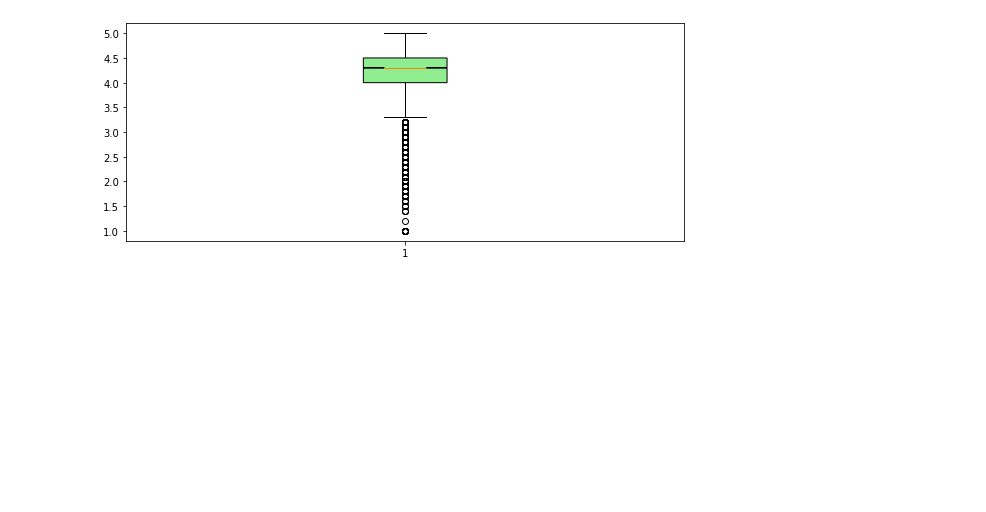
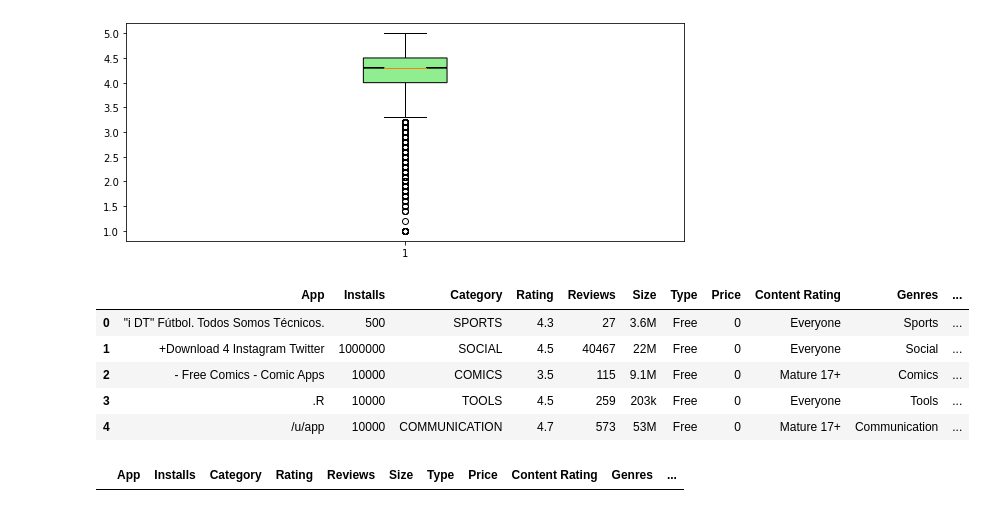
Before and after one commit to Mahima2208/EDA_PlayStore_Apps_Analysis, a Jupyter notebook: MAHIMA_PHALKEY_Play_Store_App_Review_Analysis_Capstone_Project.ipynb, the cells around one changed output. Drawn from its saved outputs; the diff is of its cells as text; code cells hidden in the pictures; blank space fills up the shorter version.

```diff
--- a/MAHIMA_PHALKEY_Play_Store_App_Review_Analysis_Capstone_Project.ipynb
+++ b/MAHIMA_PHALKEY_Play_Store_App_Review_Analysis_Capstone_Project.ipynb
@@ -400,3 +401,12 @@ for patch, color in zip(bplot1['boxes'], colors):
   patch.set_facecolor(color)
 # %% [output]
 [figure]
+# %%
+play_store_df_1.head()
+# %% [output]
+|  | App | Installs | Category | Rating | Reviews | Size | Type | Price | Content Rating | Genres | ... |
+| 0 | "i DT" Fútbol. Todos Somos Técnicos. | 500 | SPORTS | 4.3 | 27 | 3.6M | Free | 0 | Everyone | Sports | ... |
+| 1 | +Download 4 Instagram Twitter | 1000000 | SOCIAL | 4.5 | 40467 | 22M | Free | 0 | Everyone | Social | ... |
+| 2 | - Free Comics - Comic Apps | 10000 | COMICS | 3.5 | 115 | 9.1M | Free | 0 | Mature 17+ | Comics | ... |
+| 3 | .R | 10000 | TOOLS | 4.5 | 259 | 203k | Free | 0 | Everyone | Tools | ... |
+| 4 | /u/app | 10000 | COMMUNICATION | 4.7 | 573 | 53M | Free | 0 | Mature 17+ | Communication | ... |
@@ -402,0 +417,4 @@ for patch, color in zip(bplot1['boxes'], colors):
+# %%
+play_store_df_1[play_store_df_1['Price']=='Everyone']
+# %% [output]
+|  | App | Installs | Category | Rating | Reviews | Size | Type | Price | Content Rating | Genres | ... |
```
Also changed, not shown: parts of 11 cells of this notebook.
